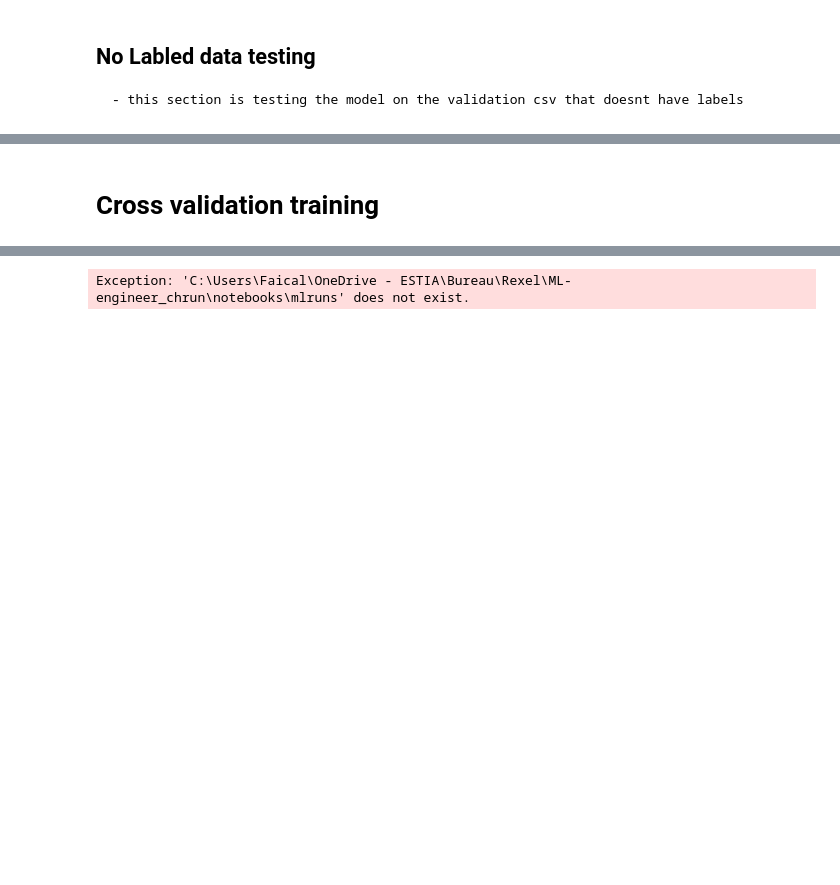
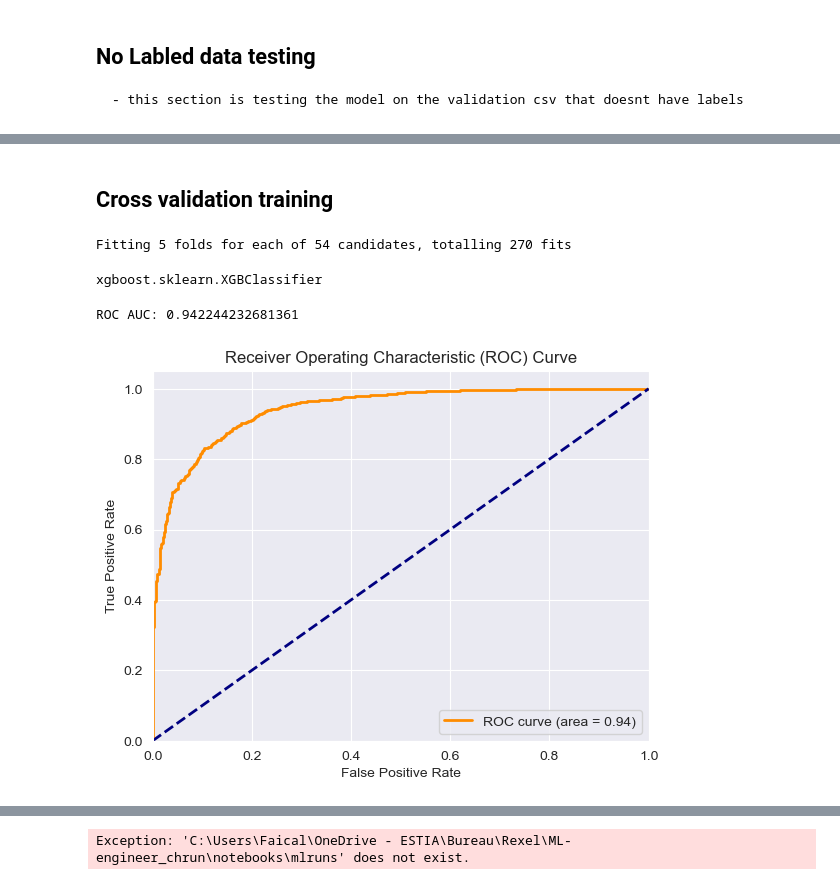
Before and after one commit to AMMISAIDFaical/ML-engineer_chrun, a Jupyter notebook: notebooks/1.0-FA-ML-Expriment.ipynb, the cells around one changed output, grey strips where cells are left out. Cells and saved outputs as stored; diff of their text form; code cells hidden in the pictures; blank space fills up the shorter version.

Commit message:
cv grid search  ml exp train

```diff
--- a/notebooks/1.0-FA-ML-Expriment.ipynb
+++ b/notebooks/1.0-FA-ML-Expriment.ipynb
@@ -164,4 +202,54 @@ val_data.head()
 | C100005 | zero | 466.666667 | 66072.5 | 0 | 8 | 257222.0 | True | 3 | 1 | ... |
 | C100007 | zero | 150.000000 | 21901.5 | 0 | 0 | 800811.0 | False | 1 | 3 | ... |
 # %% [markdown]
-# Cross validation training
+## Cross validation training
+# %%
+from sklearn.metrics import make_scorer, log_loss, roc_auc_score
+from sklearn.model_selection import GridSearchCV
+from sklearn.model_selection import KFold
+
+# Define scorers for log loss and AUC
+scorer = {
+    'log_loss': make_scorer(log_loss, greater_is_better=False),
+    'roc_auc': 'roc_auc'
+}
+# %%
+# Initialize XGBoost model
+xgb1 = xgb.XGBClassifier(objective='binary:logistic')
+
+# Define hyperparameters to search
+param_grid = {
+    'max_depth': [3, 4, 5],
+    'eta': [0.01, 0.05, 0.1],
+    'subsample': [0.7, 0.8, 0.9],
+    'n_estimators': [100, 200]
+}
+
+# Initialize GridSearchCV
+grid_search = GridSearchCV(
+    estimator=xgb1,
+    param_grid=param_grid,
+    scoring=scorer,
+    cv=KFold(n_splits=5, random_state=42, shuffle=True),
+    refit='roc_auc',
+    verbose=1
+)
+
+# Fit GridSearchCV
+grid_search.fit(X, y)
+
+# Get the best model from grid search
+best_model = grid_search.best_estimator_
+# %% [output]
+Fitting 5 folds for each of 54 candidates, totalling 270 fits
+# %%
+type(best_model)
+# %% [output]
+xgboost.sklearn.XGBClassifier
+# %%
+roc_auc_value, roc_auc, fpr, tpr = get_auc(best_model, X_test)
+
+plot_auc(fpr, tpr)
+# %% [output]
+ROC AUC: 0.942244232681361
+[figure, added]
```
Also changed, not shown: parts of 8 cells of this notebook, 3 other files.
